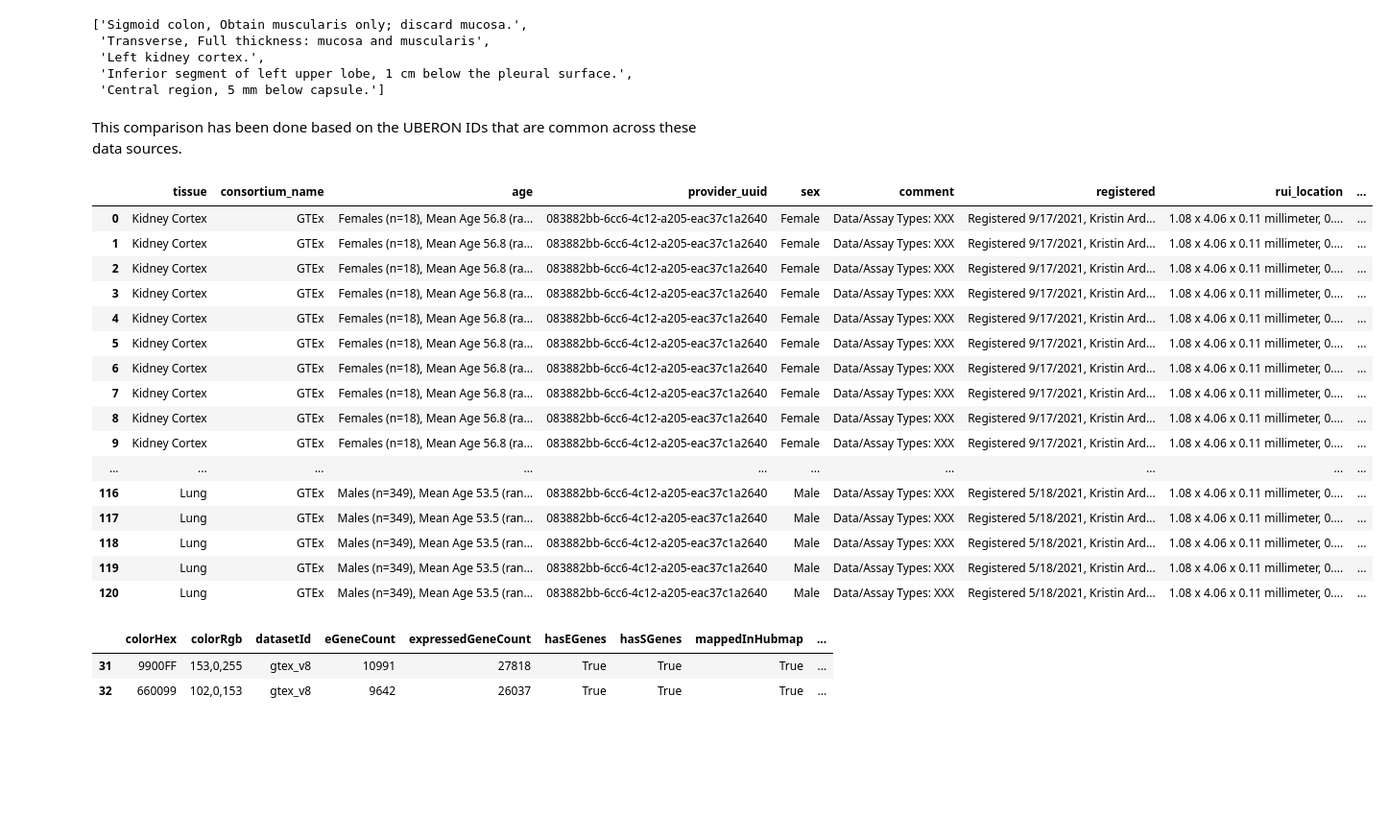
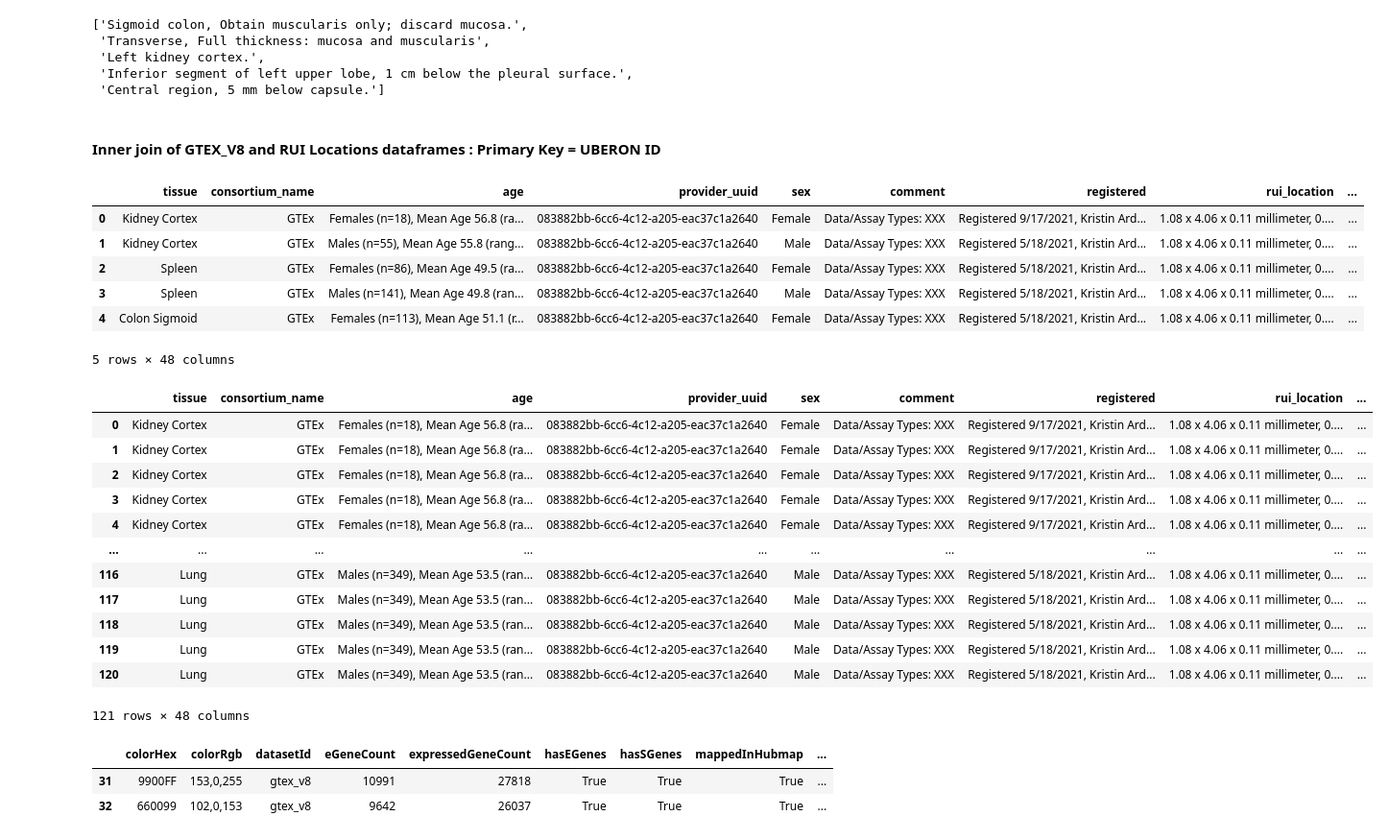
Before and after one commit to Aashay7/GTEX_vs_RUI, a Jupyter notebook: gte_x_explore.ipynb, the cells around one changed output. Shown: that part at 96% size. Cells and saved outputs as stored; diff of their text form; code cells hidden in the pictures; blank space fills up the shorter version.

```diff
--- a/gte_x_explore.ipynb
+++ b/gte_x_explore.ipynb
@@ -587,3 +580,5 @@ list(gtex_df[gtex_df['uberonId'].isin(common_uberon)]['samplingSite'])
  'Left kidney cortex.',
  'Inferior segment of left upper lobe, 1 cm below the pleural surface.',
  'Central region, 5 mm below capsule.']
+# %% [markdown]
+#### Inner join of GTEX_V8 and RUI Locations dataframes : Primary Key = UBERON ID
@@ -589,0 +587,10 @@ list(gtex_df[gtex_df['uberonId'].isin(common_uberon)]['samplingSite'])
+# %%
+uberon_inner_join_df.head()
+# %% [output]
+|  | tissue | consortium_name | age | provider_uuid | sex | comment | registered | rui_location | ... |
+| 0 | Kidney Cortex | GTEx | Females (n=18), Mean Age 56.8 (ra... | 083882bb-6cc6-4c12-a205-eac37c1a2640 | Female | Data/Assay Types: XXX | Registered 9/17/2021, Kristin Ard... | 1.08 x 4.06 x 0.11 millimeter, 0.... | ... |
+| 1 | Kidney Cortex | GTEx | Males (n=55), Mean Age 55.8 (rang... | 083882bb-6cc6-4c12-a205-eac37c1a2640 | Male | Data/Assay Types: XXX | Registered 5/18/2021, Kristin Ard... | 1.08 x 4.06 x 0.11 millimeter, 0.... | ... |
+| 2 | Spleen | GTEx | Females (n=86), Mean Age 49.5 (ra... | 083882bb-6cc6-4c12-a205-eac37c1a2640 | Female | Data/Assay Types: XXX | Registered 5/18/2021, Kristin Ard... | 1.08 x 4.06 x 0.11 millimeter, 0.... | ... |
+| 3 | Spleen | GTEx | Males (n=141), Mean Age 49.8 (ran... | 083882bb-6cc6-4c12-a205-eac37c1a2640 | Male | Data/Assay Types: XXX | Registered 5/18/2021, Kristin Ard... | 1.08 x 4.06 x 0.11 millimeter, 0.... | ... |
+| 4 | Colon Sigmoid | GTEx | Females (n=113), Mean Age 51.1 (r... | 083882bb-6cc6-4c12-a205-eac37c1a2640 | Female | Data/Assay Types: XXX | Registered 5/18/2021, Kristin Ard... | 1.08 x 4.06 x 0.11 millimeter, 0.... | ... |
+5 rows × 48 columns
@@ -590,3 +599,3 @@ list(gtex_df[gtex_df['uberonId'].isin(common_uberon)]['samplingSite'])
 # %%
-#union_df = pd.merge(rui_df[rui_df['uberonId'].isin(common_uberon)],gtex_df[gtex_df['uberonId'].isin(common_uberon)], on='uberonId', how='outer', )
-union_df = pd.merge(rui_df,gtex_df, left_on='uberonId', right_on='uberonId', how='inner', suffixes= ('_rui','_gtex'))
+#tissue_inner_join_df = pd.merge(rui_df,gtex_df, on=['tissueSite'], how='inner', suffixes= ('_rui','_gtex'))
+tissue_inner_join_df = pd.merge(rui_df,gtex_df, left_on='tissueSite', right_on='tissueSite', how='inner', suffixes= ('_rui','_gtex'))
@@ -599,2 +601,0 @@ tissue_union_df = pd.merge(rui_df,gtex_df, on=['tissueSite'], how='inner', suffi
-# %% [markdown]
-This comparison has been done based on the UBERON IDs that are common across these data sources.
@@ -605,23 +602,19 @@ union_df = pd.merge(rui_df,gtex_df, left_on='tissueSite', right_on='tissueSite',
-# %%
-union_df
-# %% [output]
-|  | tissue | consortium_name | age | provider_uuid | sex | comment | registered | rui_location | ... |
-| 0 | Kidney Cortex | GTEx | Females (n=18), Mean Age 56.8 (ra... | 083882bb-6cc6-4c12-a205-eac37c1a2640 | Female | Data/Assay Types: XXX | Registered 9/17/2021, Kristin Ard... | 1.08 x 4.06 x 0.11 millimeter, 0.... | ... |
-| 1 | Kidney Cortex | GTEx | Females (n=18), Mean Age 56.8 (ra... | 083882bb-6cc6-4c12-a205-eac37c1a2640 | Female | Data/Assay Types: XXX | Registered 9/17/2021, Kristin Ard... | 1.08 x 4.06 x 0.11 millimeter, 0.... | ... |
-| 2 | Kidney Cortex | GTEx | Females (n=18), Mean Age 56.8 (ra... | 083882bb-6cc6-4c12-a205-eac37c1a2640 | Female | Data/Assay Types: XXX | Registered 9/17/2021, Kristin Ard... | 1.08 x 4.06 x 0.11 millimeter, 0.... | ... |
-| 3 | Kidney Cortex | GTEx | Females (n=18), Mean Age 56.8 (ra... | 083882bb-6cc6-4c12-a205-eac37c1a2640 | Female | Data/Assay Types: XXX | Registered 9/17/2021, Kristin Ard... | 1.08 x 4.06 x 0.11 millimeter, 0.... | ... |
-| 4 | Kidney Cortex | GTEx | Females (n=18), Mean Age 56.8 (ra... | 083882bb-6cc6-4c12-a205-eac37c1a2640 | Female | Data/Assay Types: XXX | Registered 9/17/2021, Kristin Ard... | 1.08 x 4.06 x 0.11 millimeter, 0.... | ... |
-| 5 | Kidney Cortex | GTEx | Females (n=18), Mean Age 56.8 (ra... | 083882bb-6cc6-4c12-a205-eac37c1a2640 | Female | Data/Assay Types: XXX | Registered 9/17/2021, Kristin Ard... | 1.08 x 4.06 x 0.11 millimeter, 0.... | ... |
-| 6 | Kidney Cortex | GTEx | Females (n=18), Mean Age 56.8 (ra... | 083882bb-6cc6-4c12-a205-eac37c1a2640 | Female | Data/Assay Types: XXX | Registered 9/17/2021, Kristin Ard... | 1.08 x 4.06 x 0.11 millimeter, 0.... | ... |
-| 7 | Kidney Cortex | GTEx | Females (n=18), Mean Age 56.8 (ra... | 083882bb-6cc6-4c12-a205-eac37c1a2640 | Female | Data/Assay Types: XXX | Registered 9/17/2021, Kristin Ard... | 1.08 x 4.06 x 0.11 millimeter, 0.... | ... |
-| 8 | Kidney Cortex | GTEx | Females (n=18), Mean Age 56.8 (ra... | 083882bb-6cc6-4c12-a205-eac37c1a2640 | Female | Data/Assay Types: XXX | Registered 9/17/2021, Kristin Ard... | 1.08 x 4.06 x 0.11 millimeter, 0.... | ... |
-| 9 | Kidney Cortex | GTEx | Females (n=18), Mean Age 56.8 (ra... | 083882bb-6cc6-4c12-a205-eac37c1a2640 | Female | Data/Assay Types: XXX | Registered 9/17/2021, Kristin Ard... | 1.08 x 4.06 x 0.11 millimeter, 0.... | ... |
-| ... | ... | ... | ... | ... | ... | ... | ... | ... | ... |
-| 116 | Lung | GTEx | Males (n=349), Mean Age 53.5 (ran... | 083882bb-6cc6-4c12-a205-eac37c1a2640 | Male | Data/Assay Types: XXX | Registered 5/18/2021, Kristin Ard... | 1.08 x 4.06 x 0.11 millimeter, 0.... | ... |
-| 117 | Lung | GTEx | Males (n=349), Mean Age 53.5 (ran... | 083882bb-6cc6-4c12-a205-eac37c1a2640 | Male | Data/Assay Types: XXX | Registered 5/18/2021, Kristin Ard... | 1.08 x 4.06 x 0.11 millimeter, 0.... | ... |
-| 118 | Lung | GTEx | Males (n=349), Mean Age 53.5 (ran... | 083882bb-6cc6-4c12-a205-eac37c1a2640 | Male | Data/Assay Types: XXX | Registered 5/18/2021, Kristin Ard... | 1.08 x 4.06 x 0.11 millimeter, 0.... | ... |
-| 119 | Lung | GTEx | Males (n=349), Mean Age 53.5 (ran... | 083882bb-6cc6-4c12-a205-eac37c1a2640 | Male | Data/Assay Types: XXX | Registered 5/18/2021, Kristin Ard... | 1.08 x 4.06 x 0.11 millimeter, 0.... | ... |
-| 120 | Lung | GTEx | Males (n=349), Mean Age 53.5 (ran... | 083882bb-6cc6-4c12-a205-eac37c1a2640 | Male | Data/Assay Types: XXX | Registered 5/18/2021, Kristin Ard... | 1.08 x 4.06 x 0.11 millimeter, 0.... | ... |
+# %%
+tissue_inner_join_df
+# %% [output]
+|  | tissue | consortium_name | age | provider_uuid | sex | comment | registered | rui_location | ... |
+| 0 | Kidney Cortex | GTEx | Females (n=18), Mean Age 56.8 (ra... | 083882bb-6cc6-4c12-a205-eac37c1a2640 | Female | Data/Assay Types: XXX | Registered 9/17/2021, Kristin Ard... | 1.08 x 4.06 x 0.11 millimeter, 0.... | ... |
+| 1 | Kidney Cortex | GTEx | Females (n=18), Mean Age 56.8 (ra... | 083882bb-6cc6-4c12-a205-eac37c1a2640 | Female | Data/Assay Types: XXX | Registered 9/17/2021, Kristin Ard... | 1.08 x 4.06 x 0.11 millimeter, 0.... | ... |
+| 2 | Kidney Cortex | GTEx | Females (n=18), Mean Age 56.8 (ra... | 083882bb-6cc6-4c12-a205-eac37c1a2640 | Female | Data/Assay Types: XXX | Registered 9/17/2021, Kristin Ard... | 1.08 x 4.06 x 0.11 millimeter, 0.... | ... |
+| 3 | Kidney Cortex | GTEx | Females (n=18), Mean Age 56.8 (ra... | 083882bb-6cc6-4c12-a205-eac37c1a2640 | Female | Data/Assay Types: XXX | Registered 9/17/2021, Kristin Ard... | 1.08 x 4.06 x 0.11 millimeter, 0.... | ... |
+| 4 | Kidney Cortex | GTEx | Females (n=18), Mean Age 56.8 (ra... | 083882bb-6cc6-4c12-a205-eac37c1a2640 | Female | Data/Assay Types: XXX | Registered 9/17/2021, Kristin Ard... | 1.08 x 4.06 x 0.11 millimeter, 0.... | ... |
+| ... | ... | ... | ... | ... | ... | ... | ... | ... | ... |
+| 116 | Lung | GTEx | Males (n=349), Mean Age 53.5 (ran... | 083882bb-6cc6-4c12-a205-eac37c1a2640 | Male | Data/Assay Types: XXX | Registered 5/18/2021, Kristin Ard... | 1.08 x 4.06 x 0.11 millimeter, 0.... | ... |
+| 117 | Lung | GTEx | Males (n=349), Mean Age 53.5 (ran... | 083882bb-6cc6-4c12-a205-eac37c1a2640 | Male | Data/Assay Types: XXX | Registered 5/18/2021, Kristin Ard... | 1.08 x 4.06 x 0.11 millimeter, 0.... | ... |
+| 118 | Lung | GTEx | Males (n=349), Mean Age 53.5 (ran... | 083882bb-6cc6-4c12-a205-eac37c1a2640 | Male | Data/Assay Types: XXX | Registered 5/18/2021, Kristin Ard... | 1.08 x 4.06 x 0.11 millimeter, 0.... | ... |
+| 119 | Lung | GTEx | Males (n=349), Mean Age 53.5 (ran... | 083882bb-6cc6-4c12-a205-eac37c1a2640 | Male | Data/Assay Types: XXX | Registered 5/18/2021, Kristin Ard... | 1.08 x 4.06 x 0.11 millimeter, 0.... | ... |
+| 120 | Lung | GTEx | Males (n=349), Mean Age 53.5 (ran... | 083882bb-6cc6-4c12-a205-eac37c1a2640 | Male | Data/Assay Types: XXX | Registered 5/18/2021, Kristin Ard... | 1.08 x 4.06 x 0.11 millimeter, 0.... | ... |
+121 rows × 48 columns
 # %%
 gtex_df[gtex_df['tissueSite']=='Heart']
 # %% [output]
```
Also changed, not shown: parts of 35 cells of this notebook, 1 other file.
